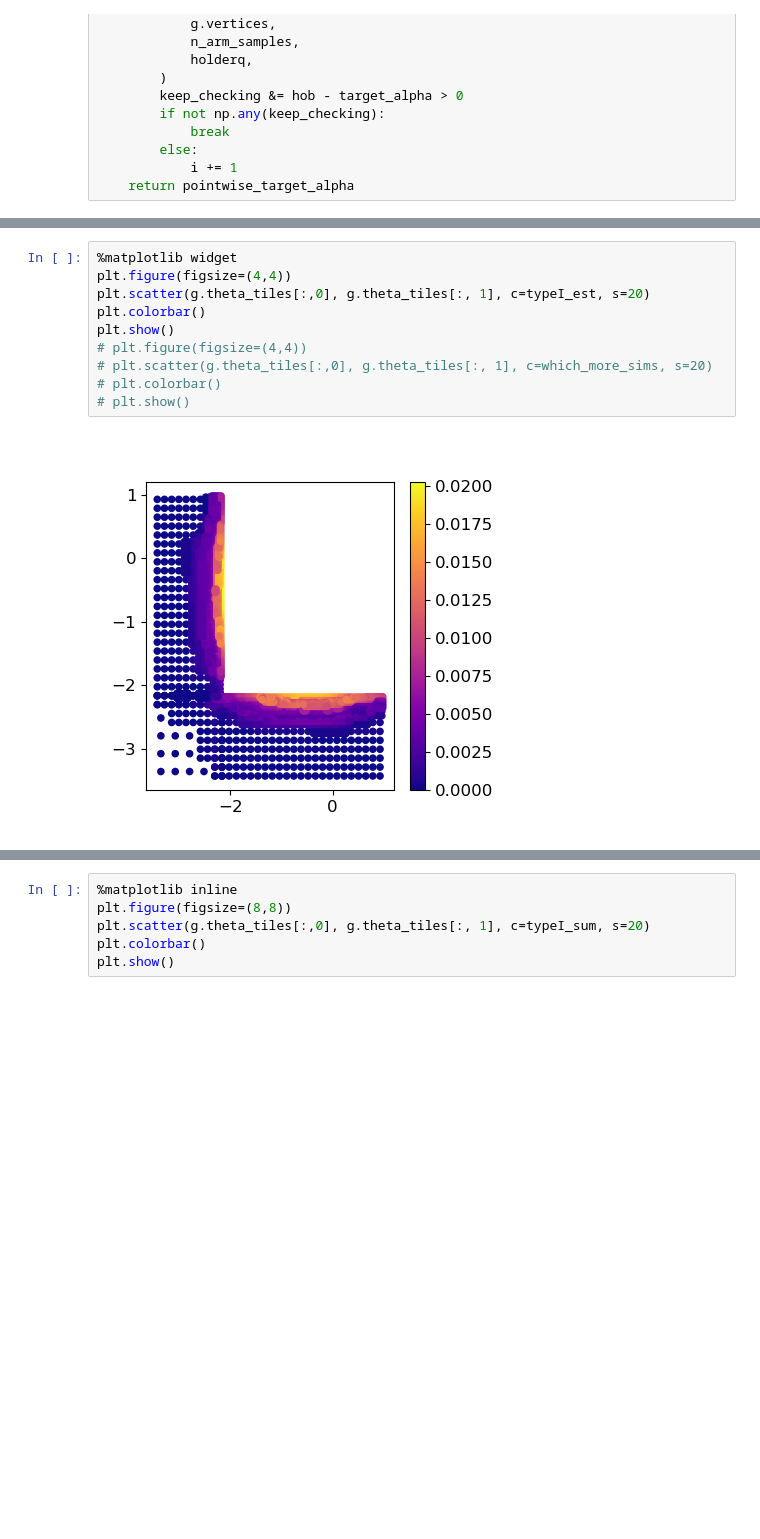
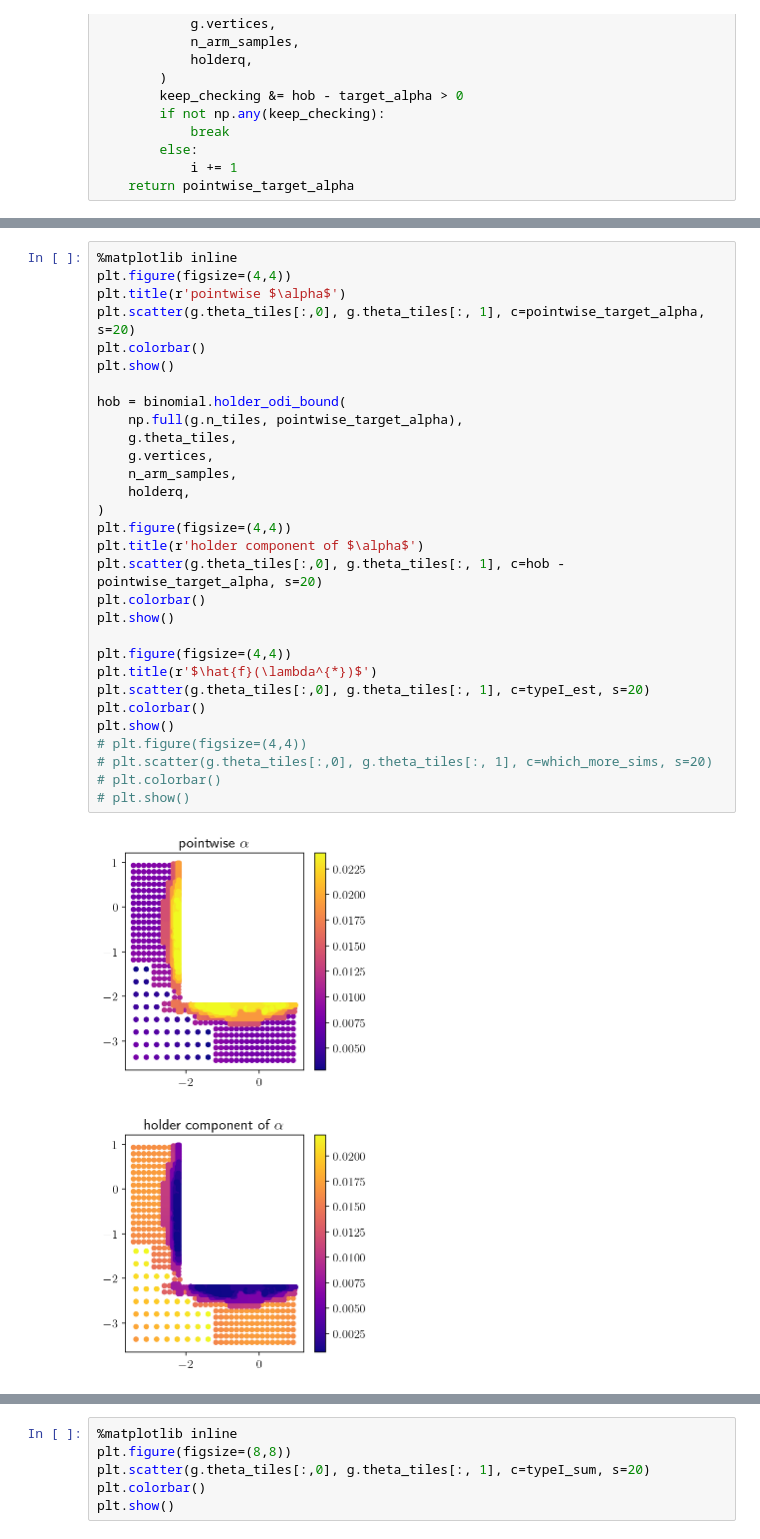
Before and after one commit to Confirm-Solutions/confirmasaurus, a Jupyter notebook: research/adagrid/tuning.ipynb, the cells around one changed output, grey strips where cells are left out. Drawn from its saved outputs; the diff is of its cells as text; blank space fills up the shorter version.

```diff
--- a/research/adagrid/tuning.ipynb
+++ b/research/adagrid/tuning.ipynb
@@ -223,12 +223,33 @@ for II in range(iter_max):
 # %%
-%matplotlib widget
+%matplotlib inline
 plt.figure(figsize=(4,4))
+plt.title(r'pointwise $\alpha$')
+plt.scatter(g.theta_tiles[:,0], g.theta_tiles[:, 1], c=pointwise_target_alpha, s=20)
+plt.colorbar()
+plt.show()
+
+hob = binomial.holder_odi_bound(
+    np.full(g.n_tiles, pointwise_target_alpha),
+    g.theta_tiles,
+    g.vertices,
+    n_arm_samples,
+    holderq,
+)
+plt.figure(figsize=(4,4))
+plt.title(r'holder component of $\alpha$')
+plt.scatter(g.theta_tiles[:,0], g.theta_tiles[:, 1], c=hob - pointwise_target_alpha, s=20)
+plt.colorbar()
+plt.show()
+
+plt.figure(figsize=(4,4))
+plt.title(r'$\hat{f}(\lambda^{*})$')
 plt.scatter(g.theta_tiles[:,0], g.theta_tiles[:, 1], c=typeI_est, s=20)
 plt.colorbar()
 plt.show()
 # plt.figure(figsize=(4,4))
 # plt.scatter(g.theta_tiles[:,0], g.theta_tiles[:, 1], c=which_more_sims, s=20)
 # plt.colorbar()
 # plt.show()
 # %% [output]
-[figure, old version]
+[figure, new version]
+[figure, added]
```
Also changed, not shown: parts of 3 cells of this notebook, 2 other files.
